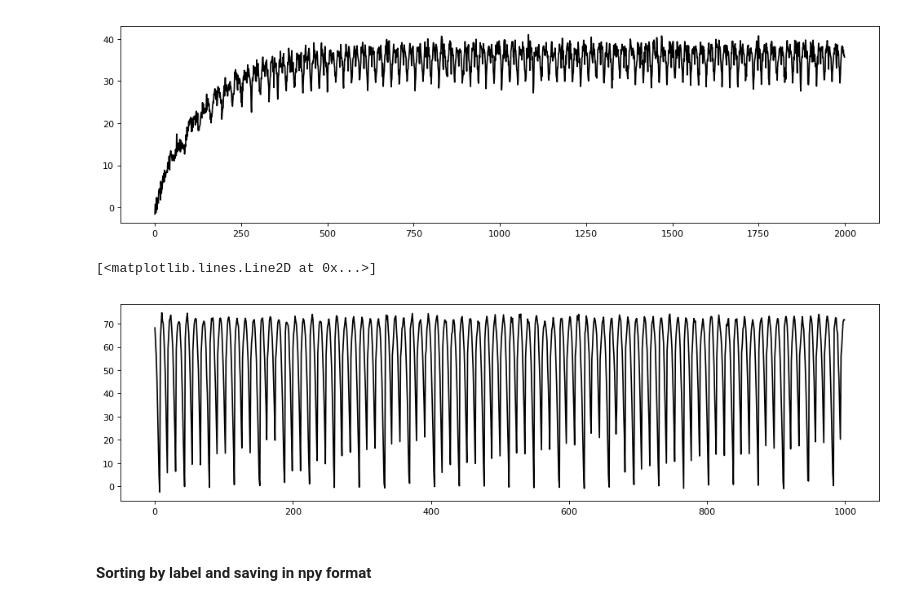
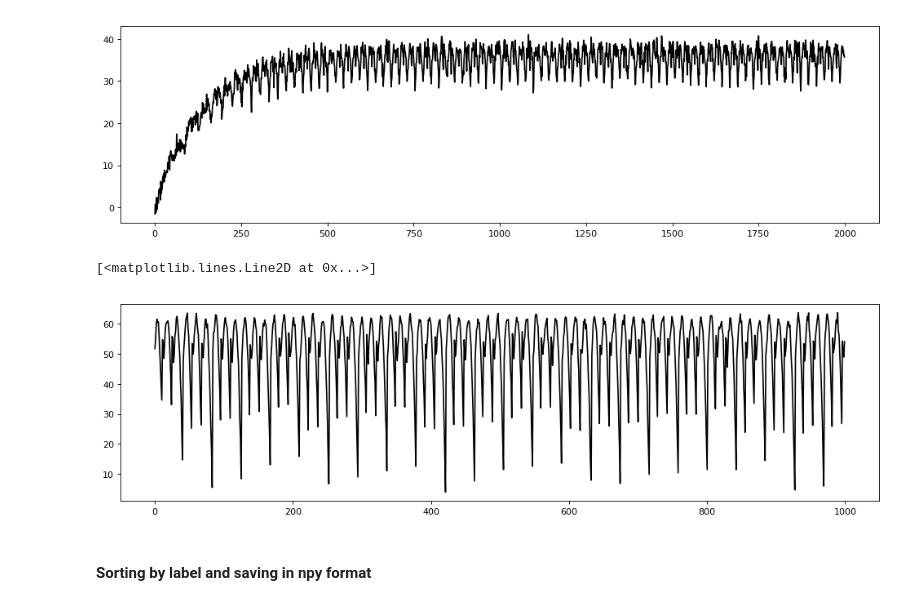
Before and after one commit to Zymrael/TDDA_dataset, a Jupyter notebook: Mat2Py_demo.ipynb, the cells around one changed output. Drawn from its saved outputs; the diff is of its cells as text; code cells hidden in the pictures.

```diff
--- a/Mat2Py_demo.ipynb
+++ b/Mat2Py_demo.ipynb
@@ -6,6 +6,6 @@ import numpy as np
 import pandas as pd
 # %%
 PATH = 'C:/Users/Zymieth/Documents/MATLAB/Examples/predmaint/MultiClassFaultDetectionUsingSimDataExample/'
-PATH = f'{PATH}mat_data/'
+PATH = f'{PATH}mat_data_morerpm/'
 PATH
 # %% [output]
@@ -34,7 +34,7 @@ def preprocess_mat(f):
     return df
 # %%
 l = []
-d = {1:'A',2:'B',3:'C',4:'D',5:'E',6:'F'}
+d = {1:'A',2:'B',3:'C',4:'D',5:'E',6:'F',7:'G',8:'H',9:'I',10:'L'}
 i = 1
 for file in os.listdir(PATH):
     x = sio.loadmat(f'{PATH}'+ file, appendmat=True)
@@ -56,12 +56,12 @@ plt.plot(np.array(l[0])[0,:2000],color='black')
 [<matplotlib.lines.Line2D at 0x...>]
 [figure]
 # %%
-# an example of faulty behavior at high rpm (1800):
+# an example of faulty behavior at higher rpm (1200):
 plt.figure(num=None, figsize=(15, 4), dpi=80, facecolor='w', edgecolor='k')
-plt.plot(np.array(l[4])[399,1000:2000],color='black')
+plt.plot(np.array(l[6])[399,1000:2000],color='black')
 # %% [output]
 [<matplotlib.lines.Line2D at 0x...>]
-[figure, old version]
+[figure, new version]
 # %% [markdown]
 #### Sorting by label and saving in npy format
 # %%
```
Also changed, not shown: parts of 4 cells of this notebook, 18 other files.
